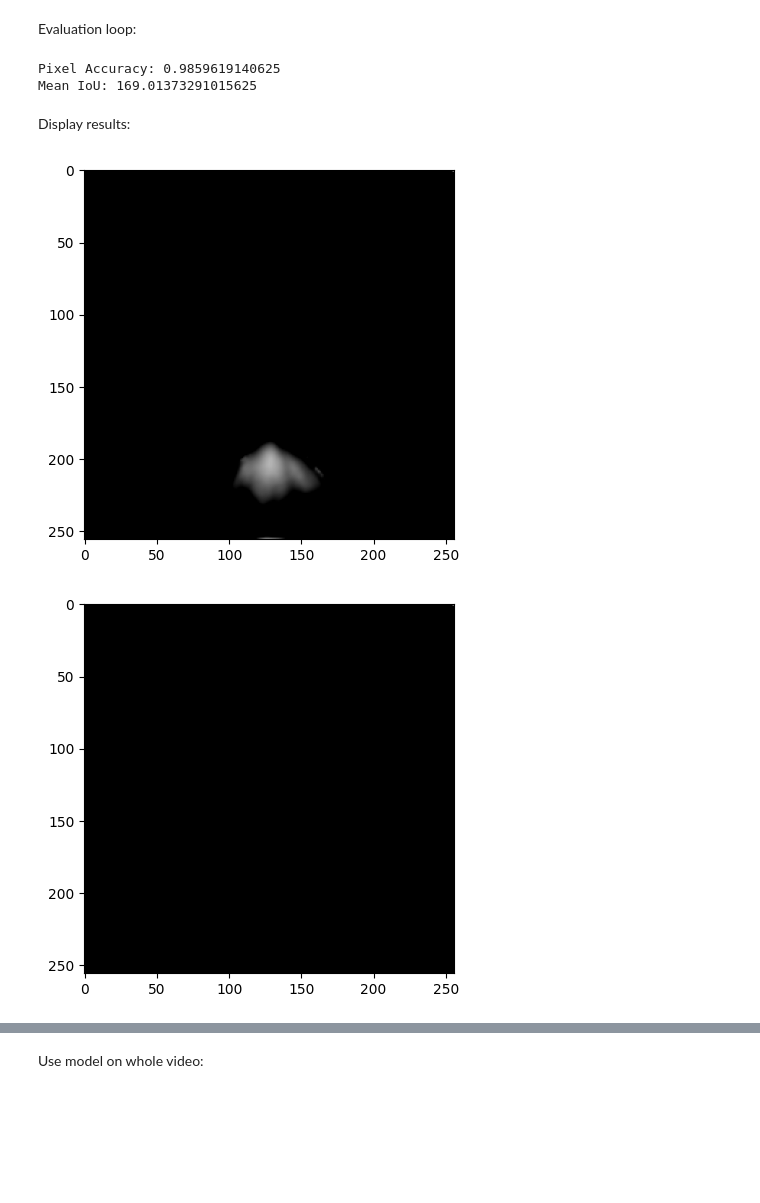
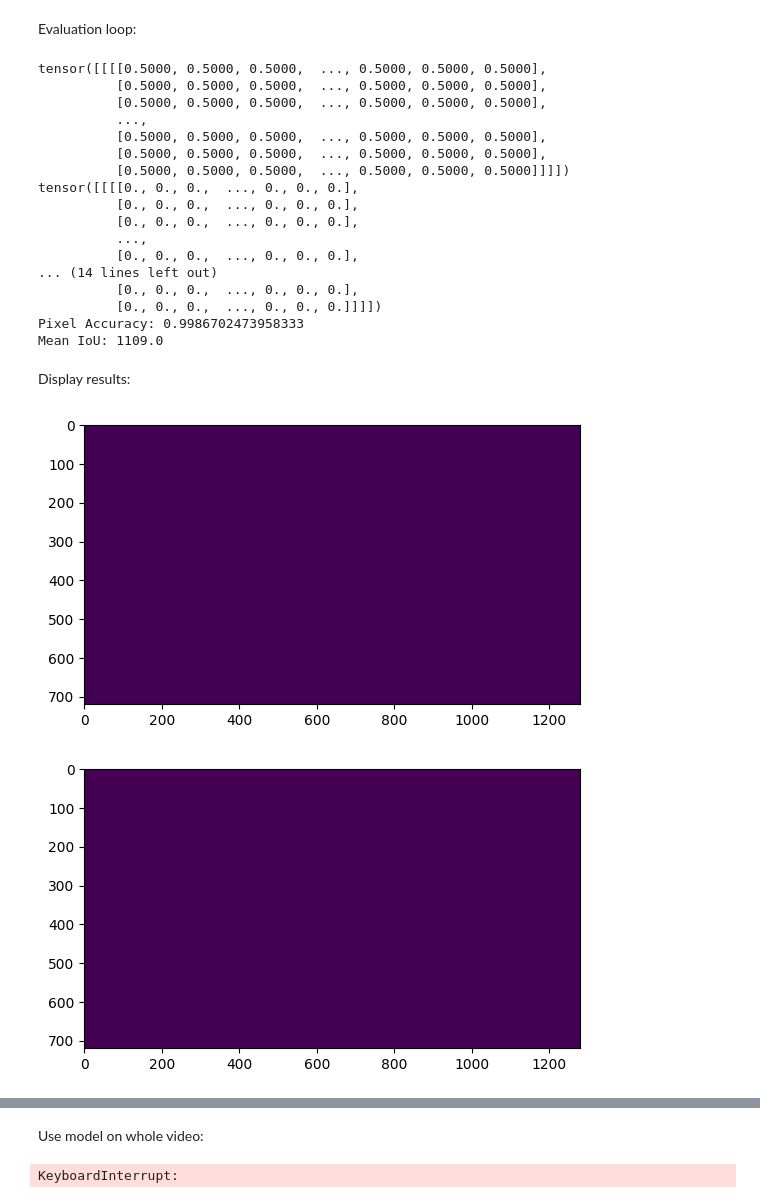
Before and after one commit to kavmal7/Lane-detection, a Jupyter notebook: lane_dec.ipynb, the cells around one changed output, grey strips where cells are left out. Drawn from its saved outputs; the diff is of its cells as text; code cells hidden in the pictures; blank space fills up the shorter version.

```diff
--- a/lane_dec.ipynb
+++ b/lane_dec.ipynb
@@ -47,7 +47,6 @@ class LaneDataset(Dataset):
         return image, mask
 # %%
 transform = transforms.Compose([
-    transforms.Resize((256, 256)),
     transforms.Grayscale(num_output_channels=1),
     transforms.ToTensor(),
     transforms.Normalize((0.5,), (0.5,))
@@ -62,5 +61,5 @@ test_size = len(lane_data) - train_size
 
 lane_train, lane_test = random_split(lane_data, [train_size, test_size])
 # %%
-dataloader_test = DataLoader(lane_test, batch_size=1, shuffle=False)
+test_loader = DataLoader(lane_test, batch_size=1, shuffle=True)
 # %% [markdown]
@@ -71,17 +70,19 @@ class CNN(nn.Module):
         super(CNN, self).__init__()
 
         self.conv1 = nn.Conv2d(1, 16, kernel_size=3, padding=1)
-        self.pool = nn.MaxPool2d(2, 2)
         self.conv2 = nn.Conv2d(16, 32, kernel_size=3, padding=1)
+        self.conv3 = nn.Conv2d(32, 64, kernel_size=3, padding=1)
+        self.conv4 = nn.Conv2d(64, 128, kernel_size=3, padding=1)
 
-        self.upsample = nn.Upsample(scale_factor=2, mode='bilinear', align_corners=False)
-        self.conv3 = nn.Conv2d(32, 1, kernel_size=1)
+        self.conv5 = nn.Conv2d(128, 1, kernel_size=1)
 
     def forward(self, x):
-        x = self.pool(F.relu(self.conv1(x)))
+        x = F.relu(self.conv1(x))
         x = F.relu(self.conv2(x))
-        x = self.upsample(x)
         x = F.relu(self.conv3(x))
+        x = F.relu(self.conv4(x))
+        x = F.relu(self.conv5(x))
+
         x = torch.sigmoid(x)
         return x
 # %% [markdown]
@@ -137,8 +113,10 @@ with torch.no_grad():
     pixel_total = 0
     iou_sum = 0
 
-    for images, labels in dataloader_test:
+    for images, labels in test_loader:
         outputs = model(images)
+        print(outputs)
+        print(labels)
         preds = outputs > 0.5
 
         preds_bool = preds.bool()
@@ -155,22 +133,37 @@ with torch.no_grad():
 
 
 pixel_acc = pixel_correct / pixel_total
-mean_iou = iou_sum / len(dataloader_test.dataset)
+mean_iou = iou_sum / len(test_loader.dataset)
 
 print(f'Pixel Accuracy: {pixel_acc}')
 print(f'Mean IoU: {mean_iou}')
 # %% [output]
-Pixel Accuracy: 0.9859619140625
-Mean IoU: 169.01373291015625
+tensor([[[[0.5000, 0.5000, 0.5000,  ..., 0.5000, 0.5000, 0.5000],
+          [0.5000, 0.5000, 0.5000,  ..., 0.5000, 0.5000, 0.5000],
+          [0.5000, 0.5000, 0.5000,  ..., 0.5000, 0.5000, 0.5000],
+          ...,
+          [0.5000, 0.5000, 0.5000,  ..., 0.5000, 0.5000, 0.5000],
+          [0.5000, 0.5000, 0.5000,  ..., 0.5000, 0.5000, 0.5000],
+          [0.5000, 0.5000, 0.5000,  ..., 0.5000, 0.5000, 0.5000]]]])
+tensor([[[[0., 0., 0.,  ..., 0., 0., 0.],
+          [0., 0., 0.,  ..., 0., 0., 0.],
+          [0., 0., 0.,  ..., 0., 0., 0.],
+          ...,
+          [0., 0., 0.,  ..., 0., 0., 0.],
+... (14 lines left out)
+          [0., 0., 0.,  ..., 0., 0., 0.],
+          [0., 0., 0.,  ..., 0., 0., 0.]]]])
+Pixel Accuracy: 0.9986702473958333
+Mean IoU: 1109.0
 # %% [markdown]
 Display results:
 # %%
 for i, (images, labels) in enumerate(train_loader):
     if i > 5:
         break
     outputs = model(images)
-    plt.imshow(outputs.squeeze().cpu().detach().numpy()*255, cmap='gray')
+    plt.imshow(outputs.squeeze().detach().numpy()*255)
     plt.show()
 # %% [output]
-[figure, old version]
+[figure, new version]
-[figure, old version]
+[figure, new version]
@@ -194,7 +187,6 @@ while cap.isOpened():
     if not ret:
         break
 
-    original_size = frame.shape[:3]
     input_frame = cv2.cvtColor(frame, cv2.COLOR_BGR2GRAY)
     input_frame_tf = transform(Image.fromarray(input_frame)).unsqueeze(0)
 
@@ -202,13 +194,12 @@ while cap.isOpened():
     with torch.no_grad():
         output = model(input_frame_tf)
         mask = (output.squeeze()).numpy()
-        resized_mask = cv2.resize(mask, (original_size[1], original_size[0]))
 
-    scaled_mask = (resized_mask * 255).astype(np.uint8)
+    scaled_mask = (mask * 255).astype(np.uint8)
 
     #colored_mask = np.zeros((720, 1280, 3), dtype=np.uint8)
     colored_mask = cv2.cvtColor(scaled_mask, cv2.COLOR_GRAY2BGR)
-    colored_mask[resized_mask > 0.5] = [0, 0, 255]
+    colored_mask[scaled_mask > 0.5] = [0, 0, 255]
 
 
     overlayed_frame = cv2.addWeighted(frame, 1, colored_mask, 0.5, 0)
@@ -216,3 +207,5 @@ while cap.isOpened():
 
 cap.release()
 out.release()
+# %% [output]
+KeyboardInterrupt:
```
Also changed, not shown: parts of 3 cells of this notebook, 2 other files.
